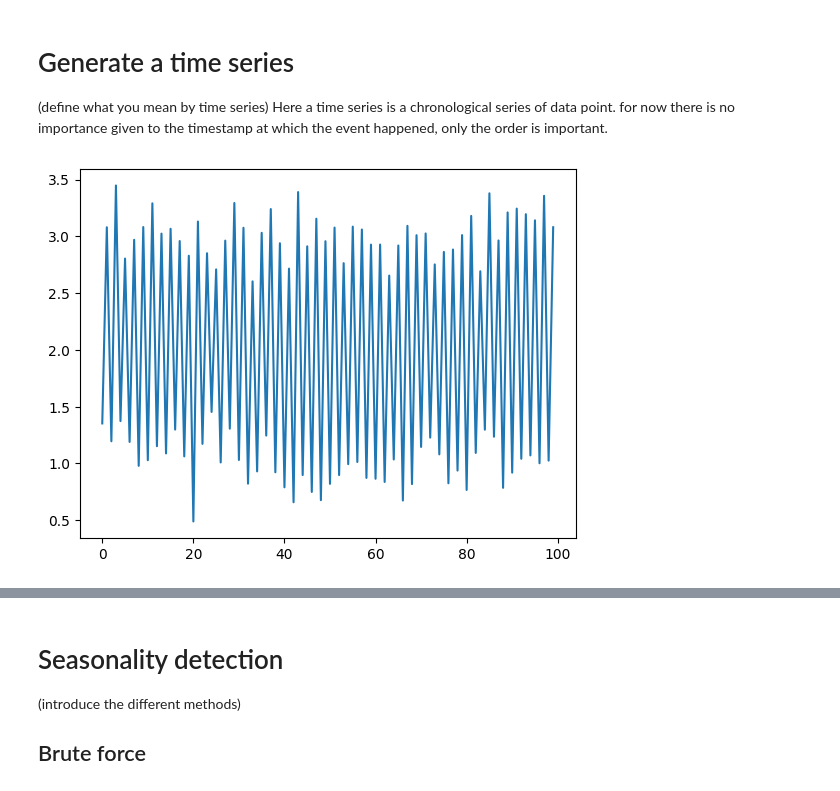
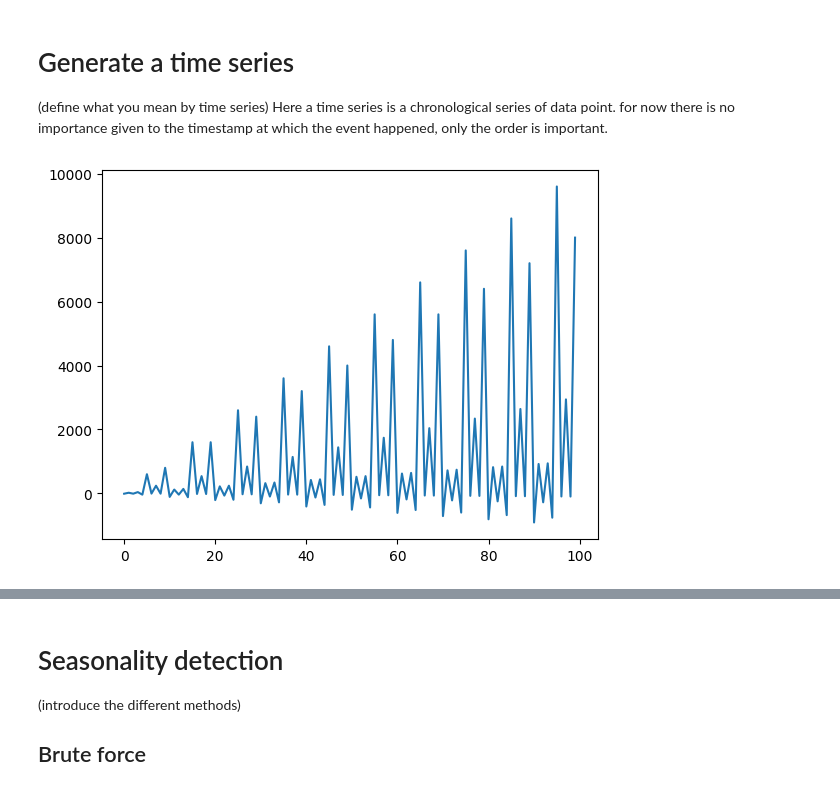
Before and after one commit to roy-stephen/seasons, a Jupyter notebook: seasons/examples/base_usage.ipynb, the cells around one changed output, grey strips where cells are left out. Saved outputs shown, nothing was run; the diff lists cells and outputs as text; code cells hidden in the pictures.

```diff
--- a/seasons/examples/base_usage.ipynb
+++ b/seasons/examples/base_usage.ipynb
@@ -9,18 +9,18 @@ import seasons as ps
 # %%
 # Set seed
 np.random.seed(0)
 
 y = ps.utils.generate_series(
     length=100,
-    trend=None,
-    trend_coefficient=1.0,
-    seasonality=[[1, 3]],  # 3-period seasonality with the third period being twice the others
-    seasonality_type='additive',
+    trend='linear',
+    trend_coefficient=1,
+    seasonality=[[-1, 10], [10, 1, 3, 1, 8]],
+    seasonality_type='multiplicative',
     error_distribution='normal',
-    error_scale=0.2
+    error_scale=0
 )
 
 plt.plot(y)
 plt.show()
 # %% [output]
-[figure, old version]
+[figure, new version]
```
Also changed, not shown: parts of 11 cells of this notebook, 9 other files.
